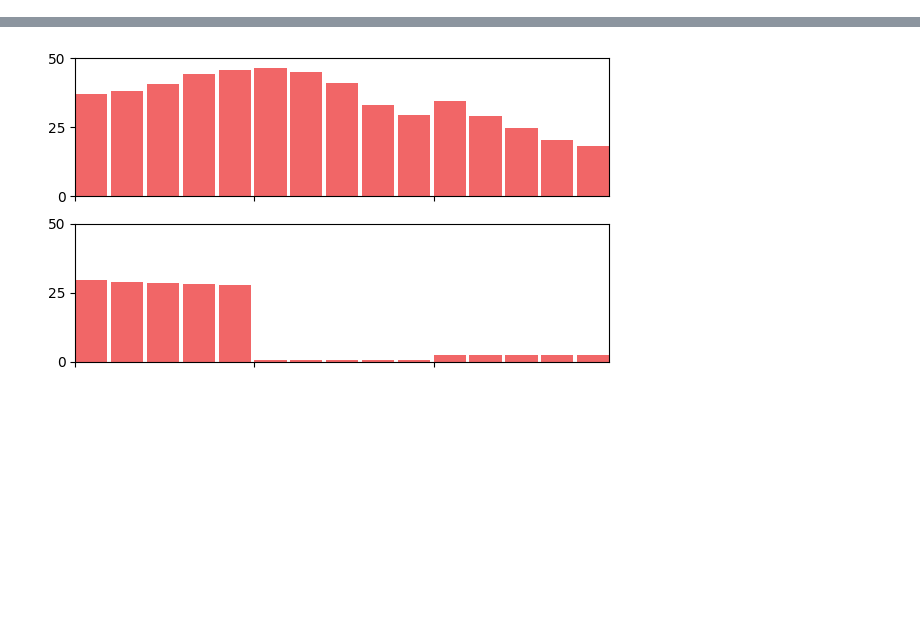
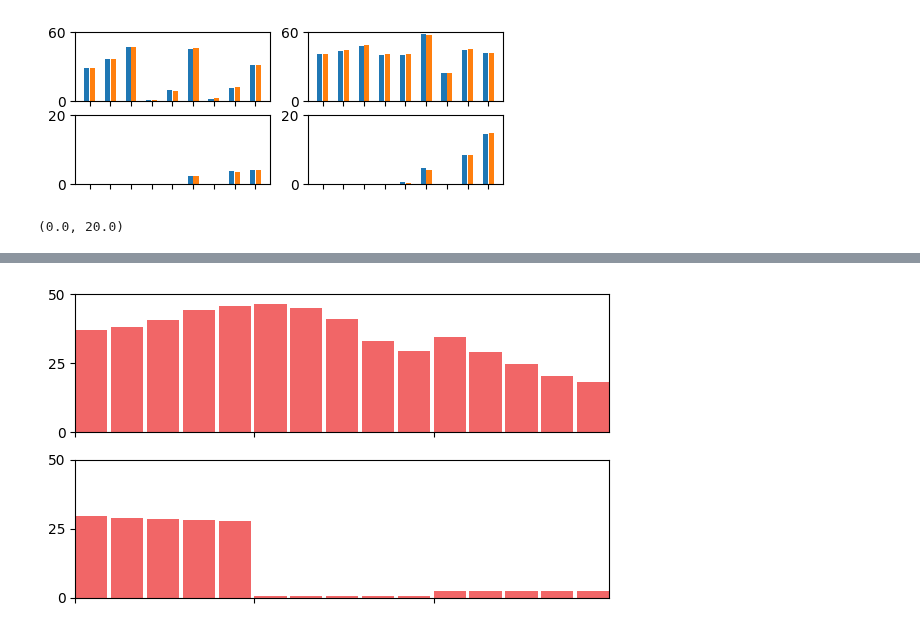
Before and after one commit to AliGhorashiCMT/Topological-Prevalence, a Jupyter notebook: Figure 2.ipynb, the cells around one changed output, grey strips where cells are left out. Cells and saved outputs as stored; diff of their text form; code cells hidden in the pictures; blank space fills up the shorter version.

```diff
--- a/Figure 2.ipynb
+++ b/Figure 2.ipynb
@@ -7,3 +37,50 @@ cm = 1/2.54;
+# %%
+figure(figsize=(14*cm, 5*cm))
+
+sobol_dir = "./Sobol_Figs/"
+
+bar_width = 0.5
+spacing = 2
+sobol_min =  round(1.5 - bar_width/2-0.025, digits=3)
+sobol_max =  round(1.5+8*spacing - bar_width/2-0.025, digits=3)
+
+random_min = round(1.5 + bar_width/2+0.025, digits=3)
+random_max = round(1.5+8*spacing + bar_width/2+0.025, digits=3)
+
+subplot(2, 2, 1)
+bar(sobol_min:spacing:sobol_max, abs.(sobol_stable_tm ./ 100), width=bar_width)
+bar(random_min:spacing:random_max, abs.(random_stable_tm ./ 100), width=bar_width)
+xticks(1.5:spacing:(1.5+8*spacing), ["", "","", "", "", "","", "", ""])
+ylim(0, 60)
+yticks([0, 60])
+
+subplot(2, 2, 2)
+bar(sobol_min:spacing:sobol_max, abs.(sobol_stable_te ./ 100), width=bar_width)
+bar(random_min:spacing:random_max, abs.(random_stable_te ./ 100), width=bar_width)
+xticks(1.5:spacing:(1.5+8*spacing), ["", "","", "", "", "","", "", ""])
+yticks([0, 60])
+
+ylim(0, 60)
+
+subplot(2, 2, 3)
+bar(sobol_min:spacing:sobol_max, abs.(sobol_fragile_tm ./ 100), width=bar_width)
+bar(random_min:spacing:random_max, abs.(random_fragile_tm ./ 100), width=bar_width)
+xticks(1.5:spacing:(1.5+8*spacing), ["", "","", "", "", "","", "", ""])
+yticks([0, 20])
+
+ylim(0, 20)
+
+subplot(2, 2, 4)
+bar(sobol_min:spacing:sobol_max, abs.(sobol_fragile_te ./ 100), width=bar_width)
+bar(random_min:spacing:random_max, abs.(random_fragile_te ./ 100), width=bar_width)
+xticks(1.5:spacing:(1.5+8*spacing), ["", "","", "", "", "","", "", ""])
+yticks([0, 20])
+ylim(0, 20)
+#savefig(sobol_dir*"SobolvRandom.pdf")
+#ylim(0, 20)
+# %% [output]
+[figure, added]
+(0.0, 20.0)
 # %%
 # We make 4 plots:
 
```
Also changed, not shown: parts of 19 cells of this notebook.
